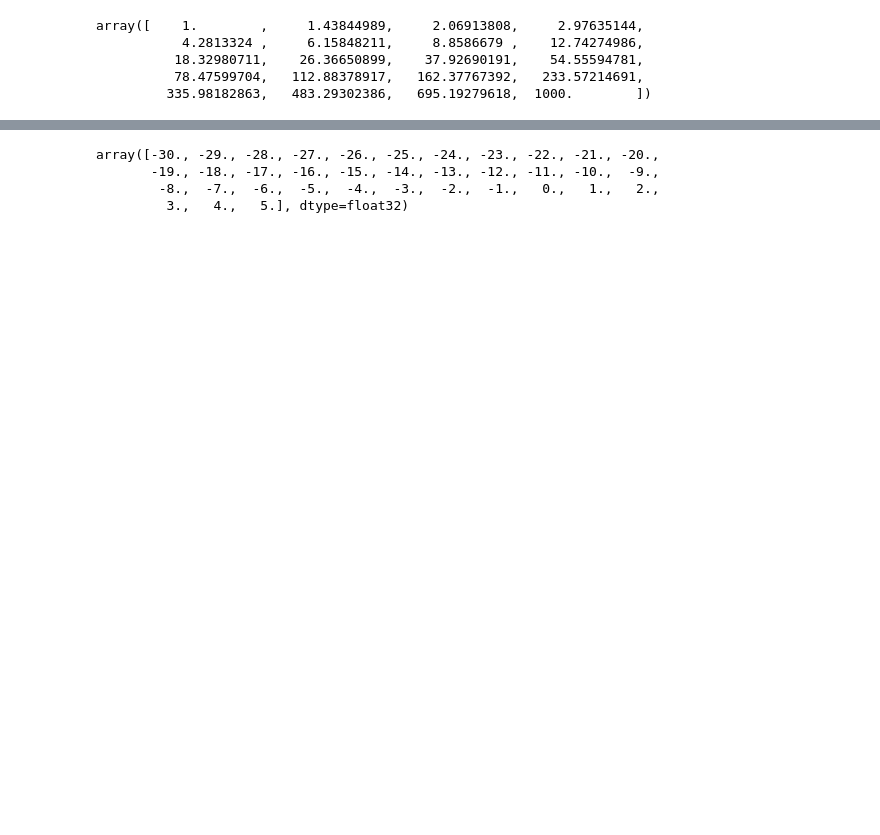
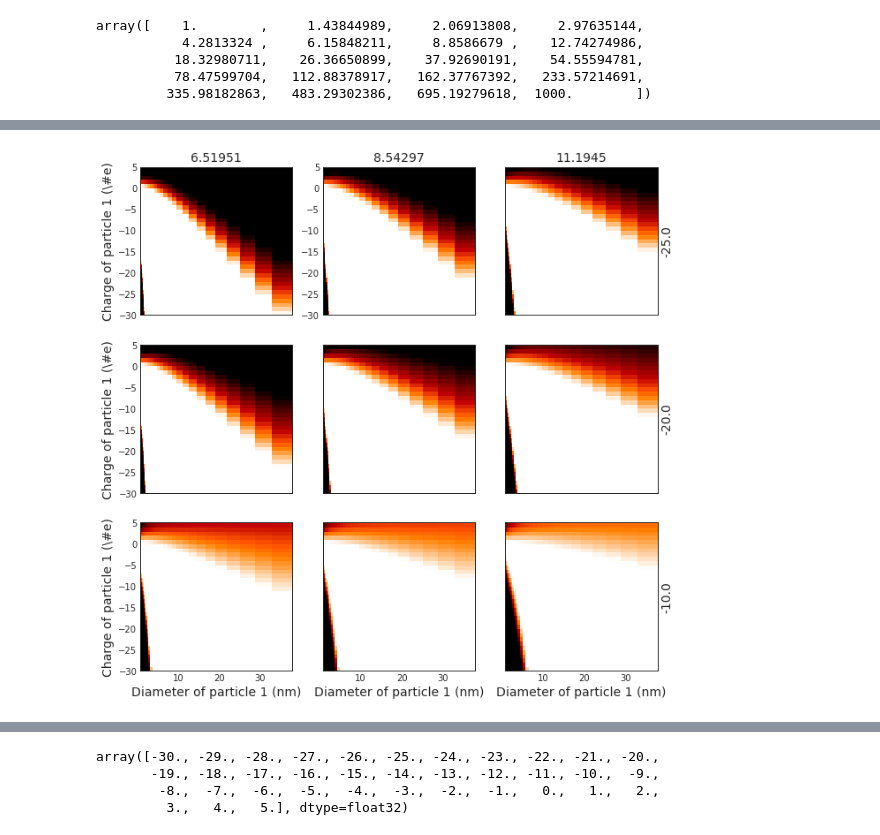
Before and after one commit to caos21/ndust, a Jupyter notebook: press/test.ipynb, the cells around one changed output, grey strips where cells are left out. Cells and saved outputs as stored; diff of their text form; code cells hidden in the pictures; blank space fills up the shorter version.

```diff
--- a/press/test.ipynb
+++ b/press/test.ipynb
@@ -403,3 +565,7 @@ ql
+# %%
+m4d.plot_pcolor(ll, ql)
+# %% [output]
+[figure, added]
 # %%
 for ii in m4d.gefactor.keys():
     print(m4d.gefactor.get(str(ii)).attrs.get('l'))
```
Also changed, not shown: parts of 30 cells of this notebook, 23 other files.
